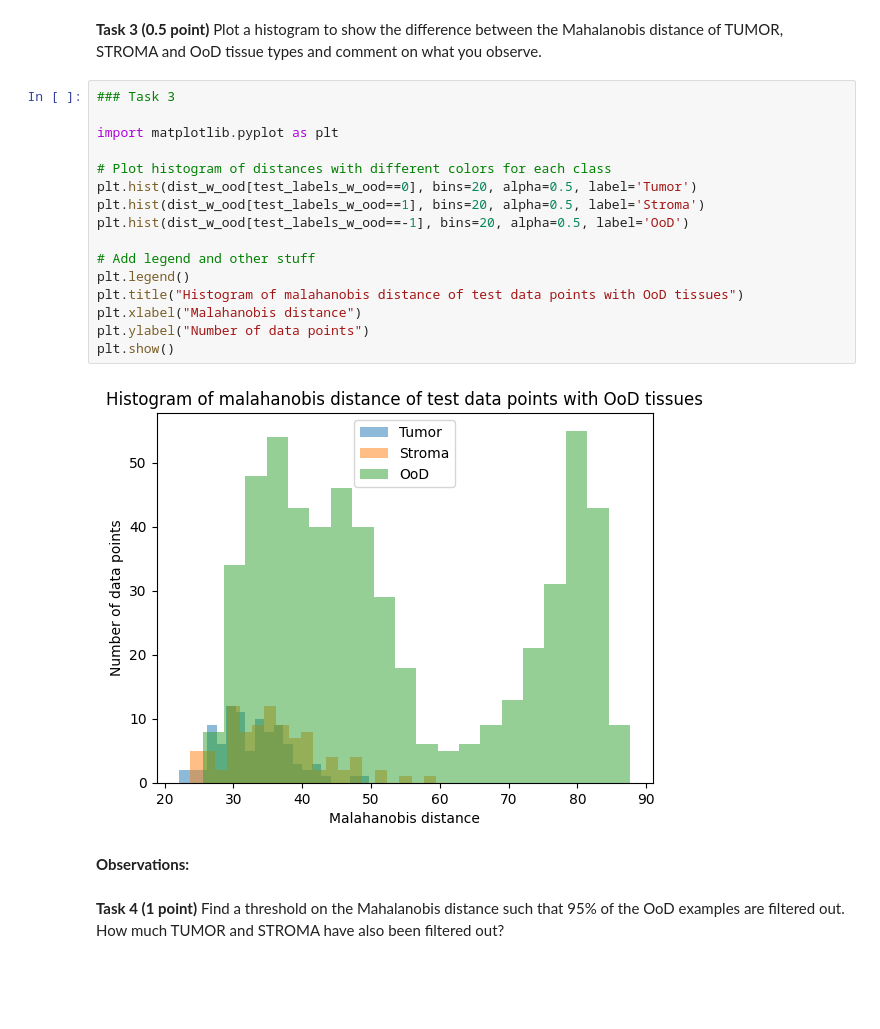
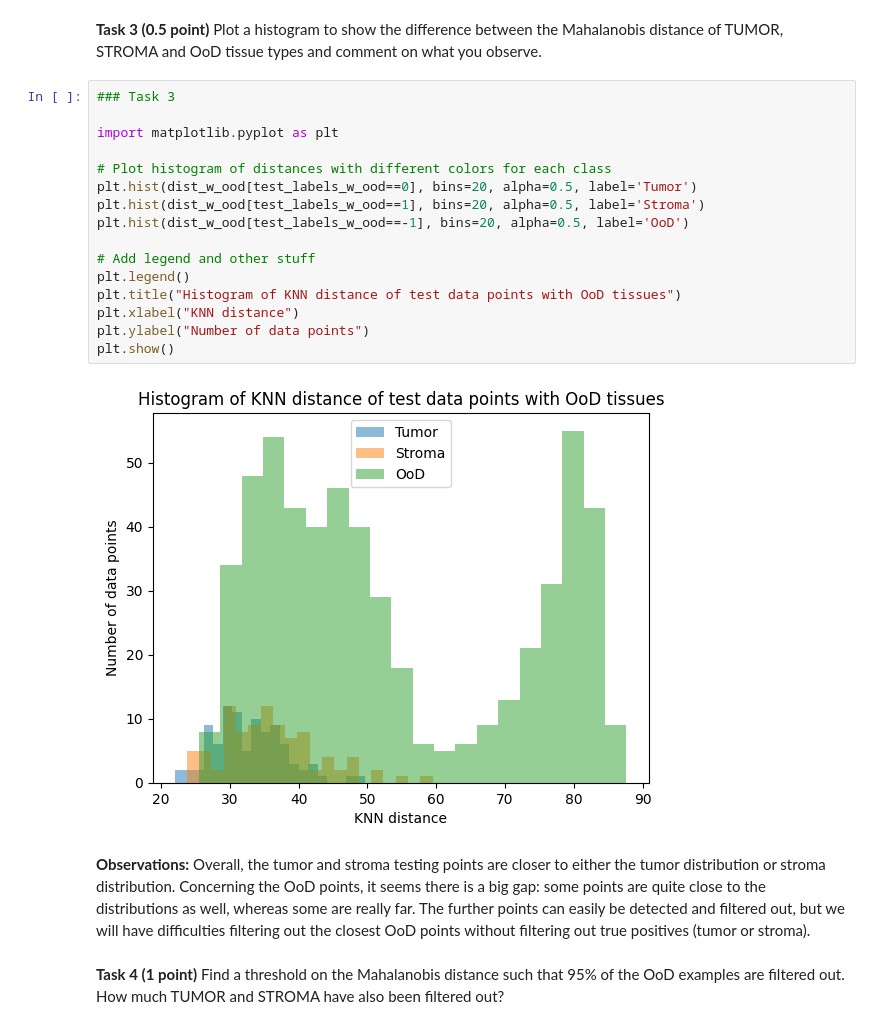
Before and after one commit to OctavioProfeta/iapr, a Jupyter notebook: labs/lab_03_classification.ipynb, the cells around one changed output. Cells and saved outputs as stored; diff of their text form; blank space fills up the shorter version.

```diff
--- a/labs/lab_03_classification.ipynb
+++ b/labs/lab_03_classification.ipynb
@@ -183,23 +186,23 @@ _, dist_w_ood = malahanobis_binary_classification(train_features, train_labels,
 # %%
 ### Task 3
 
 import matplotlib.pyplot as plt
 
 # Plot histogram of distances with different colors for each class
 plt.hist(dist_w_ood[test_labels_w_ood==0], bins=20, alpha=0.5, label='Tumor')
 plt.hist(dist_w_ood[test_labels_w_ood==1], bins=20, alpha=0.5, label='Stroma')
 plt.hist(dist_w_ood[test_labels_w_ood==-1], bins=20, alpha=0.5, label='OoD')
 
 # Add legend and other stuff
 plt.legend()
-plt.title("Histogram of malahanobis distance of test data points with OoD tissues")
-plt.xlabel("Malahanobis distance")
+plt.title("Histogram of KNN distance of test data points with OoD tissues")
+plt.xlabel("KNN distance")
 plt.ylabel("Number of data points")
 plt.show()
 # %% [output]
-[figure, old version]
+[figure, new version]
-# %% [markdown]
-**Observations:**
+# %% [markdown]
+**Observations:** Overall, the tumor and stroma testing points are closer to either the tumor distribution or stroma distribution. Concerning the OoD points, it seems there is a big gap: some points are quite close to the distributions as well, whereas some are really far. The further points can easily be detected and filtered out, but we will have difficulties filtering out the closest OoD points without filtering out true positives (tumor or stroma).
 # %% [markdown]
 **Task 4 (1 point)** Find a threshold on the Mahalanobis distance such that 95% of the OoD examples are filtered out. How much TUMOR and STROMA have also been filtered out?
 # %%
```
Also changed, not shown: parts of 10 cells of this notebook.
